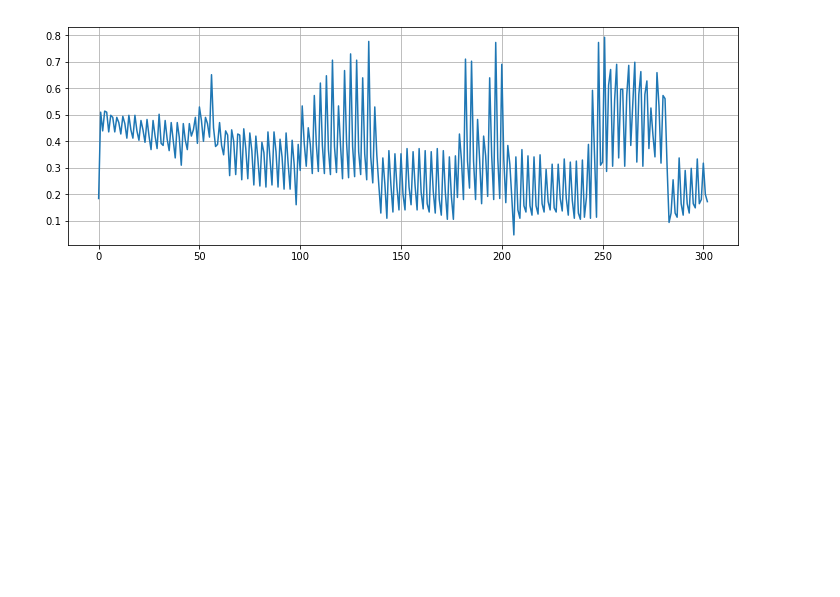
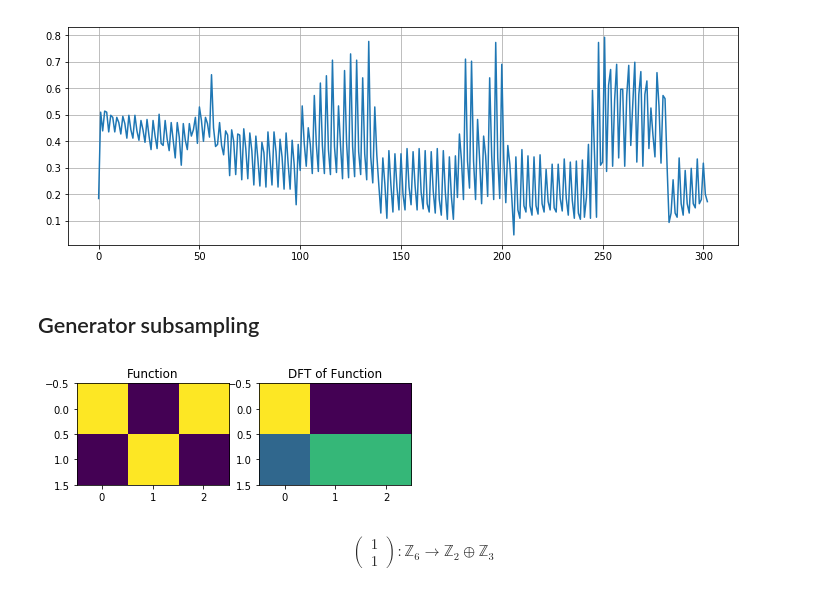
Before and after one commit to tommyod/abelian, a Jupyter notebook: docs/notebooks/fourier_series.ipynb, the cells around one changed output. Cells and saved outputs as stored; diff of their text form; code cells hidden in the pictures; blank space fills up the shorter version.

```diff
--- a/docs/notebooks/fourier_series.ipynb
+++ b/docs/notebooks/fourier_series.ipynb
@@ -153,3 +153,27 @@ plt.grid(True)
 plt.show()
 # %% [output]
 [figure]
+# %% [markdown]
+## Generator subsampling
+# %%
+domain = LCA([2, 3])
+func_Z2_Z3 = Function([[1, 0, 1],
+                      [0, 1, 0]], domain)
+# %%
+plt.subplot(1, 2, 1)
+plt.title('Function')
+plt.imshow(func_Z2_Z3.to_table())
+
+
+func_Z2_Z3_dft = func_Z2_Z3.dft()
+plt.subplot(1, 2, 2)
+plt.title('DFT of Function')
+plt.imshow(np.abs(func_Z2_Z3_dft.to_table()))
+plt.show()
+
+phi = Homomorphism([1, 1], target = domain)
+phi = phi.project_to_source()
+show(phi)
+# %% [output]
+[figure, added]
+$$\begin{pmatrix}1\\1\end{pmatrix}:\mathbb{Z}_{6} \to \mathbb{Z}_{2} \oplus \mathbb{Z}_{3}$$
```
Also changed, not shown: parts of 29 cells of this notebook, 6 other files.
